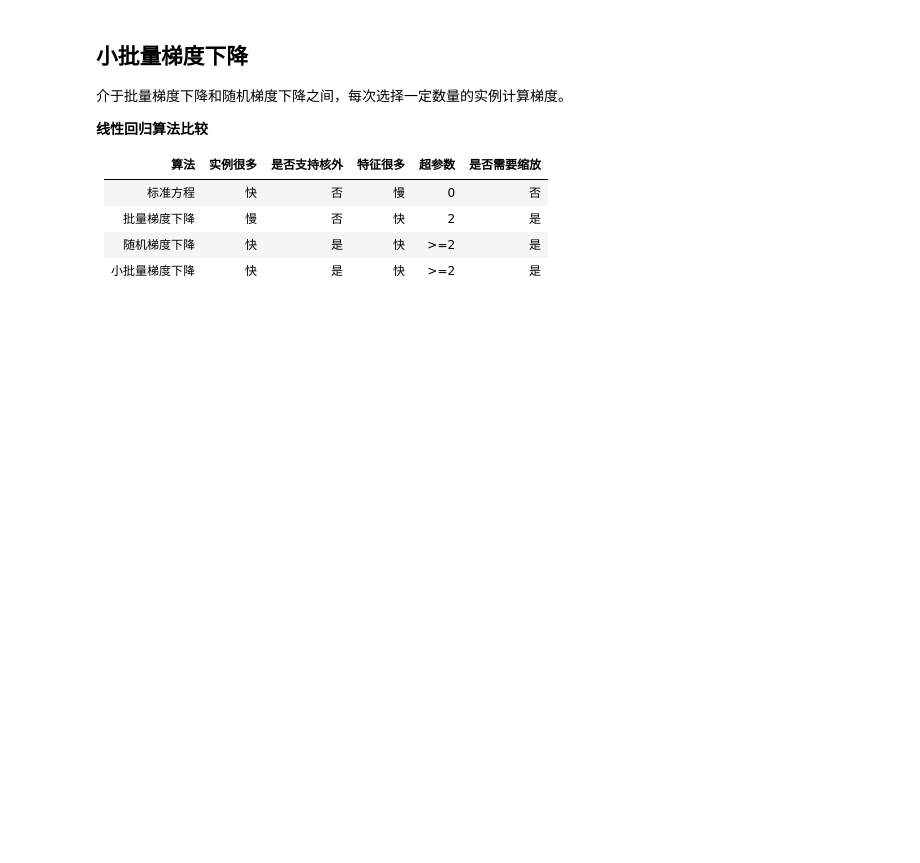
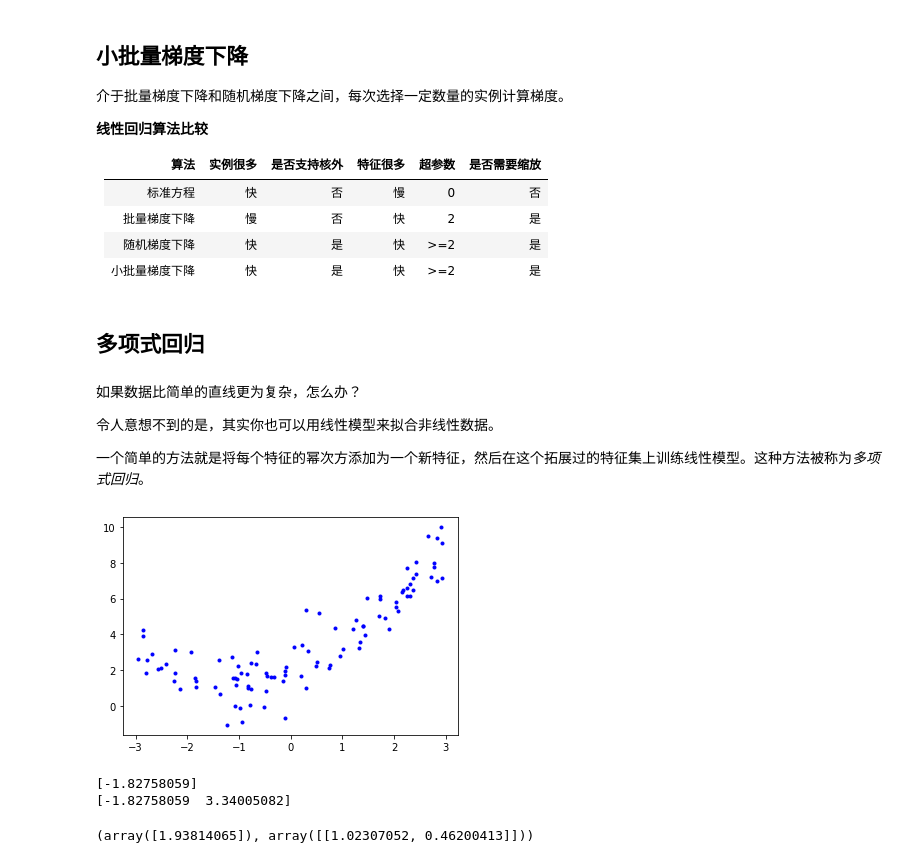
Before and after one commit to wang-tf/Hands-on-ML, a Jupyter notebook: notes/04-训练模型.ipynb, the cells around one changed output. Saved outputs shown, nothing was run; the diff lists cells and outputs as text; code cells hidden in the pictures; blank space fills up the shorter version.

```diff
--- a/notes/04-训练模型.ipynb
+++ b/notes/04-训练模型.ipynb
@@ -205,3 +205,40 @@ print(theta)
 |批量梯度下降|慢|否|快|2|是|
 |随机梯度下降|快|是|快|>=2|是|
 |小批量梯度下降|快|是|快|>=2|是|
+# %% [markdown]
+## 多项式回归
+# %% [markdown]
+如果数据比简单的直线更为复杂，怎么办？
+
+令人意想不到的是，其实你也可以用线性模型来拟合非线性数据。
+
+一个简单的方法就是将每个特征的幂次方添加为一个新特征，然后在这个拓展过的特征集上训练线性模型。这种方法被称为*多项式回归*。
+# %%
+# 制造非线性数据
+m = 100
+X = 6 * np.random.rand(m, 1) - 3
+y = 0.5 * X ** 2 + X + 2 + np.random.randn(m, 1)
+
+plt.plot(X, y, 'b.')
+plt.show()
+# %% [output]
+[figure, added]
+# %%
+# 解释如https://www.cnblogs.com/liweiwei1419/p/9715702.html
+from sklearn.preprocessing import PolynomialFeatures
+
+poly_features = PolynomialFeatures(degree=2, include_bias=False)
+X_poly = poly_features.fit_transform(X)
+
+print(X[0])
+print(X_poly[0])
+# %% [output]
+[-1.82758059]
+[-1.82758059  3.34005082]
+# %%
+lin_reg = LinearRegression()
+lin_reg.fit(X_poly, y)
+
+lin_reg.intercept_, lin_reg.coef_
+# %% [output]
+(array([1.93814065]), array([[1.02307052, 0.46200413]]))
```
Also changed, not shown: parts of 18 cells of this notebook, 1 other file.
